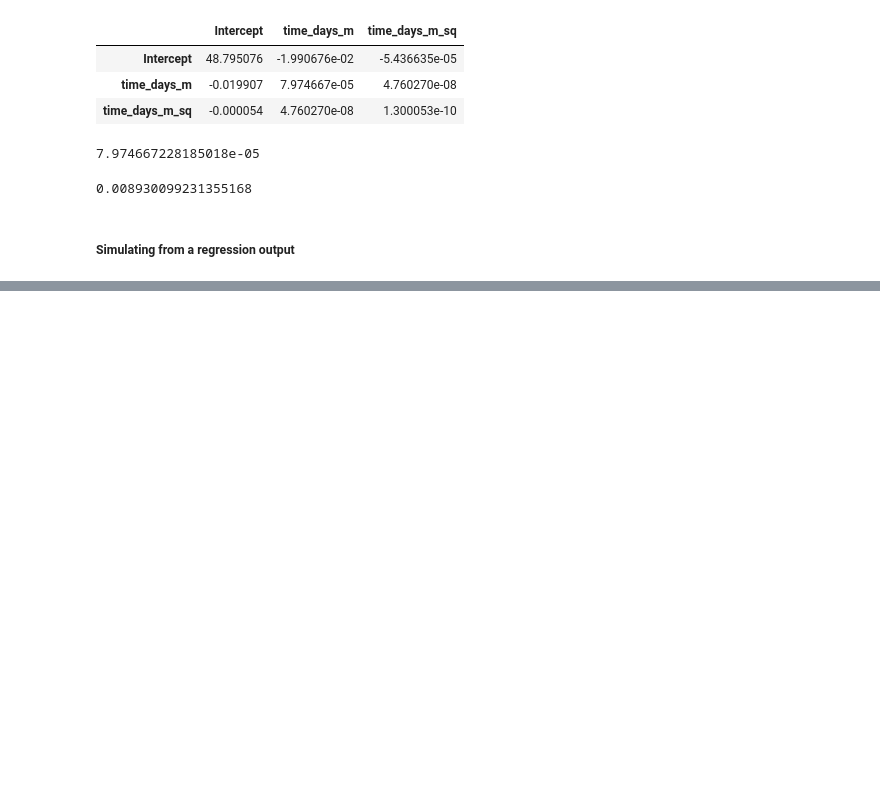
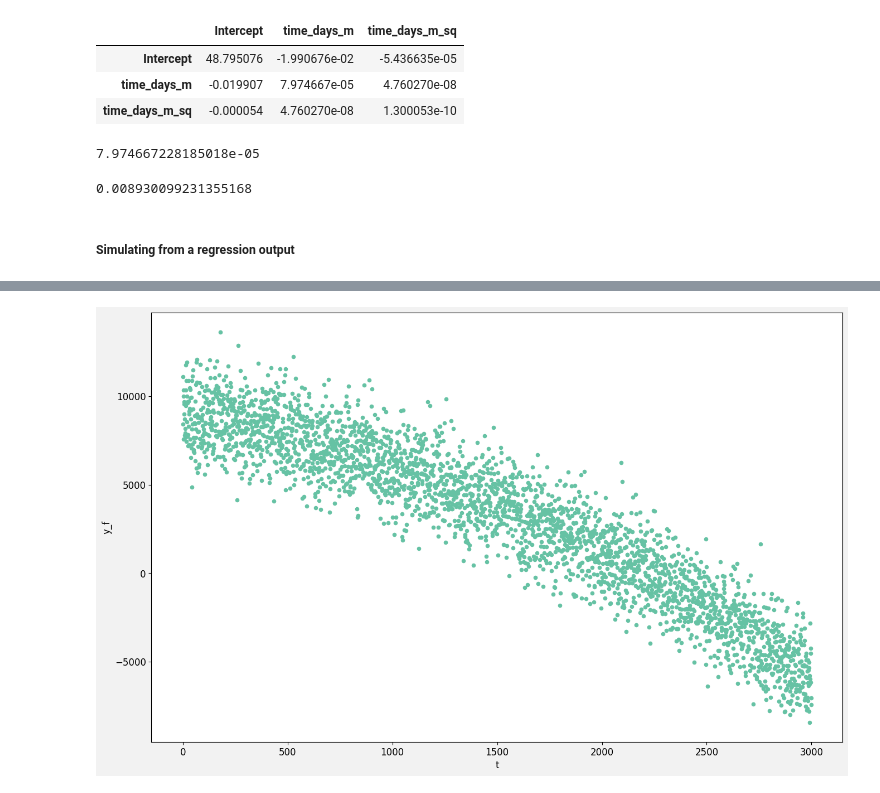
Before and after one commit to sebalexsmith/MET2010, a Jupyter notebook: Labs/Lab 9.ipynb, the cells around one changed output, grey strips where cells are left out. Drawn from its saved outputs; the diff is of its cells as text; code cells hidden in the pictures; blank space fills up the shorter version.

```diff
--- a/Labs/Lab 9.ipynb
+++ b/Labs/Lab 9.ipynb
@@ -132,0 +224,11 @@ np.sqrt(vcov_scaled.iloc[1, 1])
+# %%
+T = 3000
+t = np.arange(0, T)
+a = 9000
+b1 = -1.9
+b2 = -0.001
+sigma = 1500
+
+y_f = a + b1 * t + b2 * t ** 2 + np.random.normal(0, sigma, T)
+
+fakeDF = pd.DataFrame({'y_f': y_f, 't': t, 'tsq': t ** 2})
@@ -132,0 +240,5 @@ np.sqrt(vcov_scaled.iloc[1, 1])
+# %%
+fakeDF.plot.scatter('t', 'y_f')
+plt.show()
+# %% [output]
+[figure, added]
```
Also changed, not shown: parts of 39 cells of this notebook, 3 other files.
